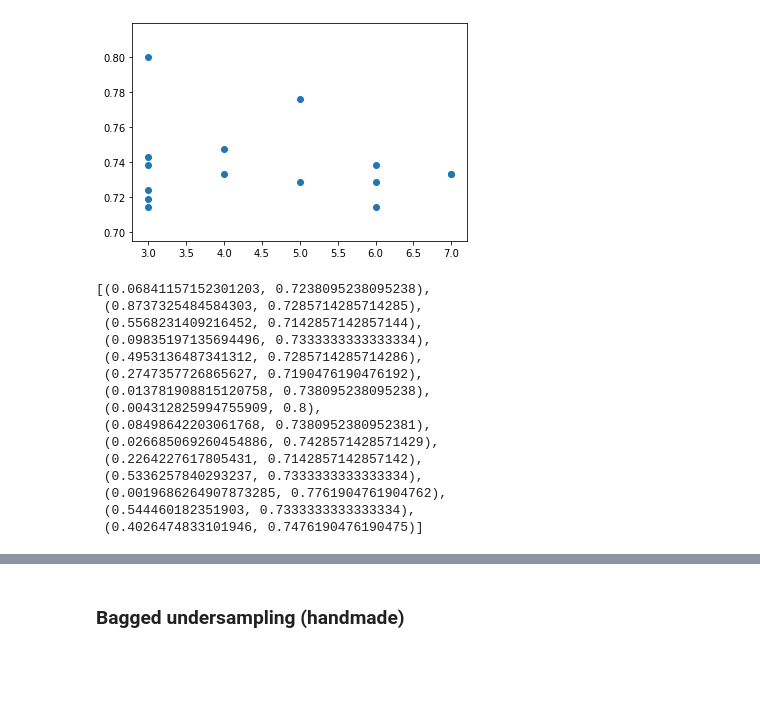
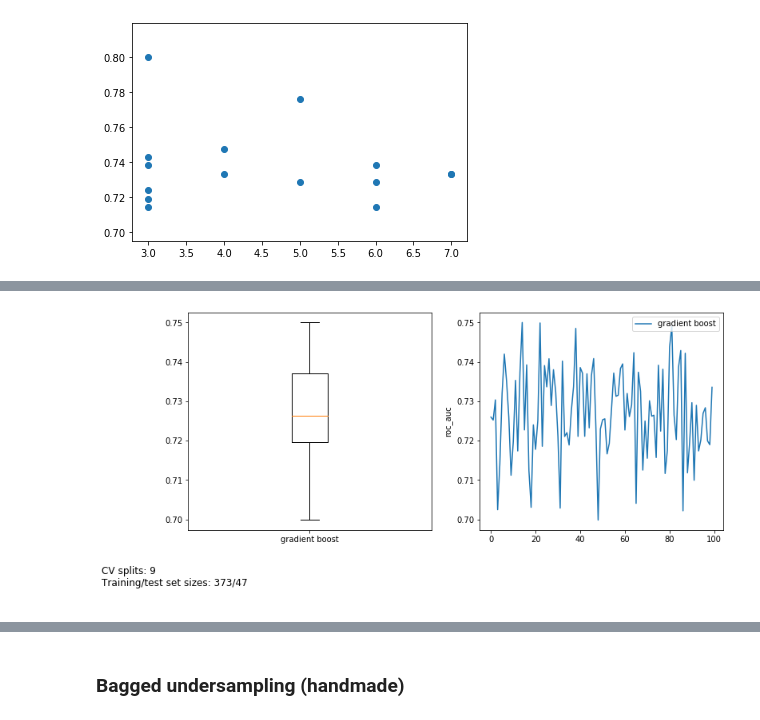
Before and after one commit to ayorgo/german-credit, a Jupyter notebook: prediction.ipynb, the cells around one changed output, grey strips where cells are left out. Cells and saved outputs as stored; diff of their text form; code cells hidden in the pictures; blank space fills up the shorter version.

```diff
--- a/prediction.ipynb
+++ b/prediction.ipynb
@@ -352,5 +355,5 @@ num_trials = 5
 randcv_budget = 30
 
 for inner_splits, outer_splits in product(inner, outer):
-    results = compare_classifiers(X, y, ests, scoring, num_trials, inner_splits, outer_splits, randcv_budget)
+    results = compare_classifiers(X, y, ests, scoring, num_trials, inner_splits, outer_splits, randcv_budget=randcv_budget)
     visualise_scores(results, y, scoring, balance, inner_splits, outer_splits)
@@ -359,16 +362,16 @@ for inner_splits, outer_splits in product(inner, outer):
 # %%
 ests = [('gradient boost',
          pipe.plain().steps + [('rus', RandomUnderSampler()), ('gboost', XGBClassifier())],
-         {'gboost__n_estimators': [200],
-          'gboost__max_depth': [3],
-          'gboost__learning_rate': [0.00431]})]
+         {'gboost__n_estimators': [300],
+          'gboost__max_depth': randint(3, 8),
+          'gboost__learning_rate': uniform(0, 1)})]
 balance = True
 # %%
 %%time
 
-inner = [3]
+inner = [10]
 outer = [None]
-num_trials = 15
+num_trials = 100
 randcv_budget = 30
 scoring = 'recall'
 
@@ -377,5 +380,5 @@ import warnings
 with warnings.catch_warnings():
     warnings.simplefilter('ignore')
     for inner_splits, outer_splits in product(inner, outer):
-        results = compare_classifiers(X, y, ests, scoring, num_trials, inner_splits, outer_splits, randcv_budget)
+        results = compare_classifiers(X, y, ests, scoring, num_trials, inner_splits, outer_splits, randcv_budget=randcv_budget)
         visualise_scores(results, y, scoring, balance, inner_splits, outer_splits)
@@ -394,21 +393,30 @@ plt.scatter(get_param('learning_rate'), scores);
 plt.scatter(get_param('max_depth'), scores);
 # %% [output]
 [figure]
-# %%
-list(zip(get_param('learning_rate'), scores))
-# %% [output]
-[(0.06841157152301203, 0.7238095238095238),
- (0.8737325484584303, 0.7285714285714285),
- (0.5568231409216452, 0.7142857142857144),
- (0.09835197135694496, 0.7333333333333334),
- (0.4953136487341312, 0.7285714285714286),
- (0.2747357726865627, 0.7190476190476192),
- (0.013781908815120758, 0.738095238095238),
- (0.004312825994755909, 0.8),
- (0.08498642203061768, 0.7380952380952381),
- (0.026685069260454886, 0.7428571428571429),
- (0.2264227617805431, 0.7142857142857142),
- (0.5336257840293237, 0.7333333333333334),
- (0.0019686264907873285, 0.7761904761904762),
- (0.544460182351903, 0.7333333333333334),
- (0.4026474833101946, 0.7476190476190475)]
+# %%
+ests = [('gradient boost',
+         pipe.plain().steps + [('rus', RandomUnderSampler()), ('gboost', XGBClassifier())],
+         {'gboost__n_estimators': [200],
+          'gboost__max_depth': [3],
+          'gboost__learning_rate': [0.00431]})]
+balance = True
+# %%
+%%time
+
+inner = [9]
+outer = [None]
+num_trials = 100
+randcv_budget = 30
+scoring = 'roc_auc'
+
+import warnings
+
+with warnings.catch_warnings():
+    warnings.simplefilter('ignore')
+    for inner_splits, outer_splits in product(inner, outer):
+        results = compare_classifiers(X, y, ests, scoring, num_trials, inner_splits, outer_splits, randcv_budget=randcv_budget)
+        visualise_scores(results, y, scoring, balance, inner_splits, outer_splits)
+
+        _, scores, estimators = results[0]
+        print(np.std(scores))
+# %% [output]
@@ -414,0 +426 @@ list(zip(get_param('learning_rate'), scores))
+[figure, added]
```
Also changed, not shown: parts of 19 cells of this notebook.
